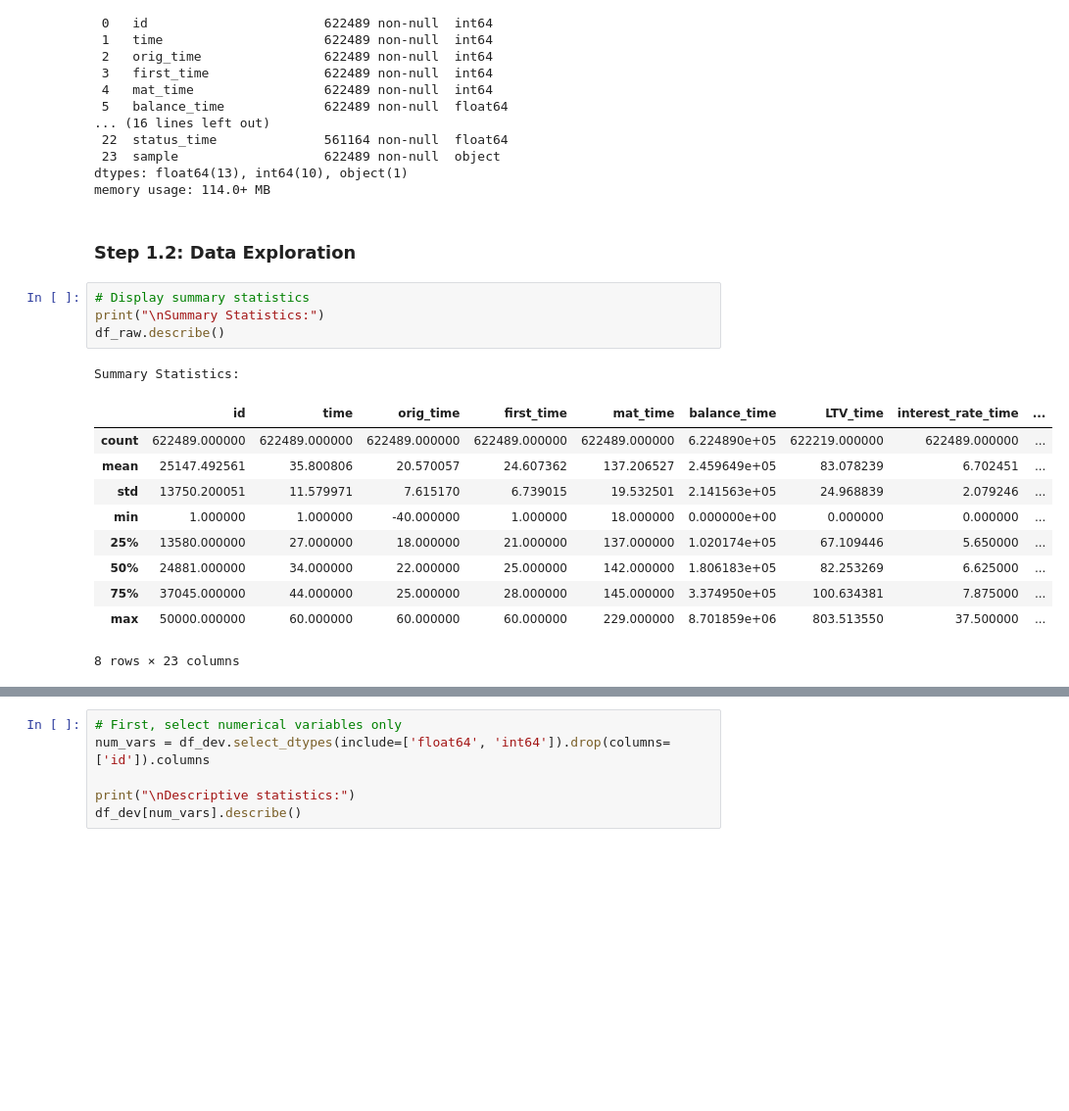
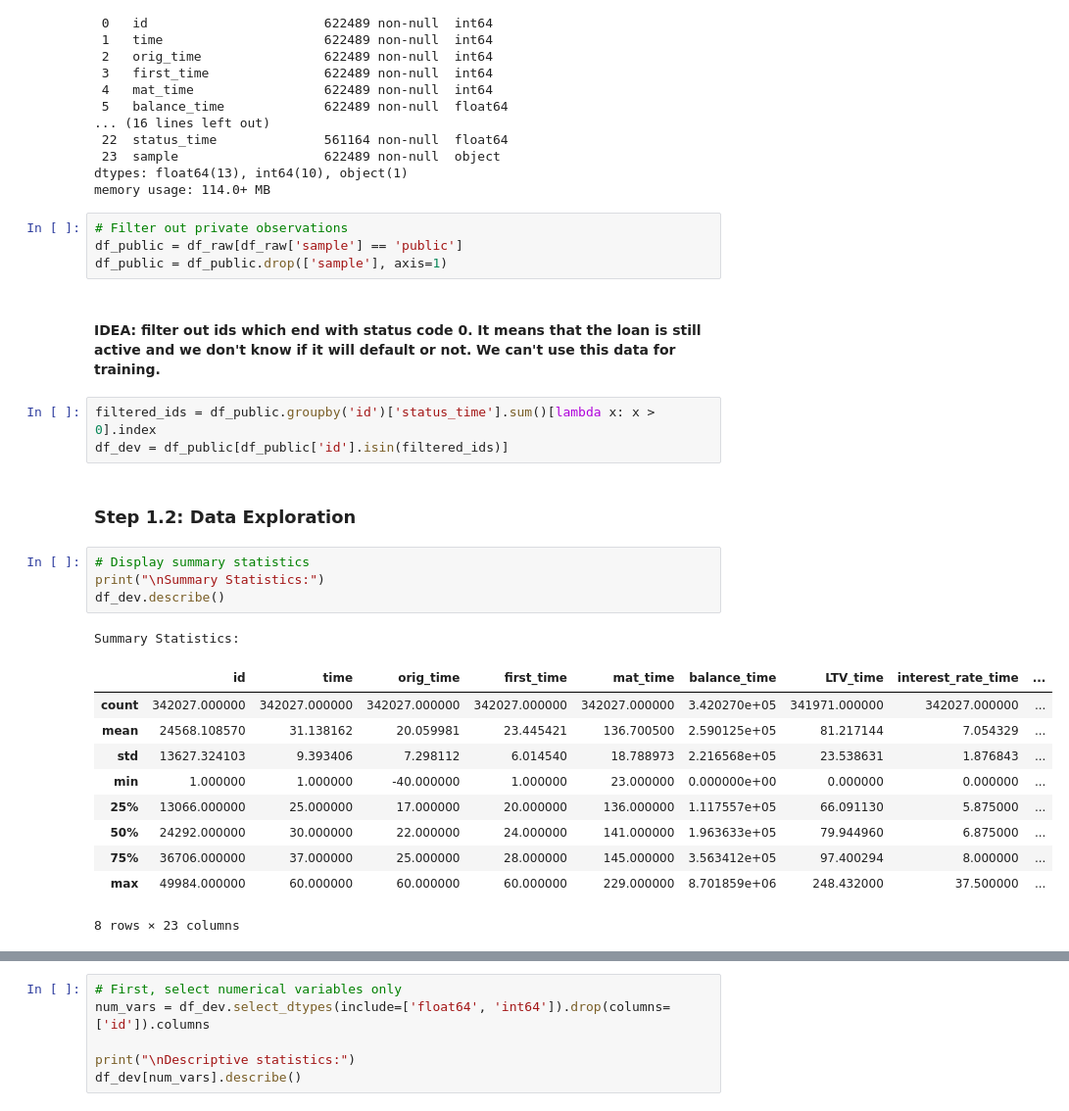
Before and after one commit to MaksimObukhov/pd_scorecard, a Jupyter notebook: main.ipynb, the cells around one changed output, grey strips where cells are left out. Shown at 98% size. Saved outputs shown, nothing was run; the diff lists cells and outputs as text; blank space fills up the shorter version.

```diff
--- a/main.ipynb
+++ b/main.ipynb
@@ -48,23 +48,32 @@ Data columns (total 24 columns):
  23  sample                   622489 non-null  object
 dtypes: float64(13), int64(10), object(1)
 memory usage: 114.0+ MB
+# %%
+# Filter out private observations
+df_public = df_raw[df_raw['sample'] == 'public']
+df_public = df_public.drop(['sample'], axis=1)
+# %% [markdown]
+#### IDEA: filter out ids which end with status code 0. It means that the loan is still active and we don't know if it will default or not. We can't use this data for training.
+# %%
+filtered_ids = df_public.groupby('id')['status_time'].sum()[lambda x: x > 0].index
+df_dev = df_public[df_public['id'].isin(filtered_ids)]
 # %% [markdown]
 ### Step 1.2: Data Exploration
 # %%
 # Display summary statistics
 print("\nSummary Statistics:")
-df_raw.describe()
+df_dev.describe()
 # %% [output]
 Summary Statistics:
 |  | id | time | orig_time | first_time | mat_time | balance_time | LTV_time | interest_rate_time | ... |
-| count | 622489.000000 | 622489.000000 | 622489.000000 | 622489.000000 | 622489.000000 | 6.224890e+05 | 622219.000000 | 622489.000000 | ... |
-| mean | 25147.492561 | 35.800806 | 20.570057 | 24.607362 | 137.206527 | 2.459649e+05 | 83.078239 | 6.702451 | ... |
-| std | 13750.200051 | 11.579971 | 7.615170 | 6.739015 | 19.532501 | 2.141563e+05 | 24.968839 | 2.079246 | ... |
-| min | 1.000000 | 1.000000 | -40.000000 | 1.000000 | 18.000000 | 0.000000e+00 | 0.000000 | 0.000000 | ... |
-| 25% | 13580.000000 | 27.000000 | 18.000000 | 21.000000 | 137.000000 | 1.020174e+05 | 67.109446 | 5.650000 | ... |
-| 50% | 24881.000000 | 34.000000 | 22.000000 | 25.000000 | 142.000000 | 1.806183e+05 | 82.253269 | 6.625000 | ... |
-| 75% | 37045.000000 | 44.000000 | 25.000000 | 28.000000 | 145.000000 | 3.374950e+05 | 100.634381 | 7.875000 | ... |
-| max | 50000.000000 | 60.000000 | 60.000000 | 60.000000 | 229.000000 | 8.701859e+06 | 803.513550 | 37.500000 | ... |
+| count | 342027.000000 | 342027.000000 | 342027.000000 | 342027.000000 | 342027.000000 | 3.420270e+05 | 341971.000000 | 342027.000000 | ... |
+| mean | 24568.108570 | 31.138162 | 20.059981 | 23.445421 | 136.700500 | 2.590125e+05 | 81.217144 | 7.054329 | ... |
+| std | 13627.324103 | 9.393406 | 7.298112 | 6.014540 | 18.788973 | 2.216568e+05 | 23.538631 | 1.876843 | ... |
+| min | 1.000000 | 1.000000 | -40.000000 | 1.000000 | 23.000000 | 0.000000e+00 | 0.000000 | 0.000000 | ... |
+| 25% | 13066.000000 | 25.000000 | 17.000000 | 20.000000 | 136.000000 | 1.117557e+05 | 66.091130 | 5.875000 | ... |
+| 50% | 24292.000000 | 30.000000 | 22.000000 | 24.000000 | 141.000000 | 1.963633e+05 | 79.944960 | 6.875000 | ... |
+| 75% | 36706.000000 | 37.000000 | 25.000000 | 28.000000 | 145.000000 | 3.563412e+05 | 97.400294 | 8.000000 | ... |
+| max | 49984.000000 | 60.000000 | 60.000000 | 60.000000 | 229.000000 | 8.701859e+06 | 248.432000 | 37.500000 | ... |
 8 rows × 23 columns
 # %%
 # Check for missing values
```
Also changed, not shown: parts of 6 cells of this notebook, 1 other file.
